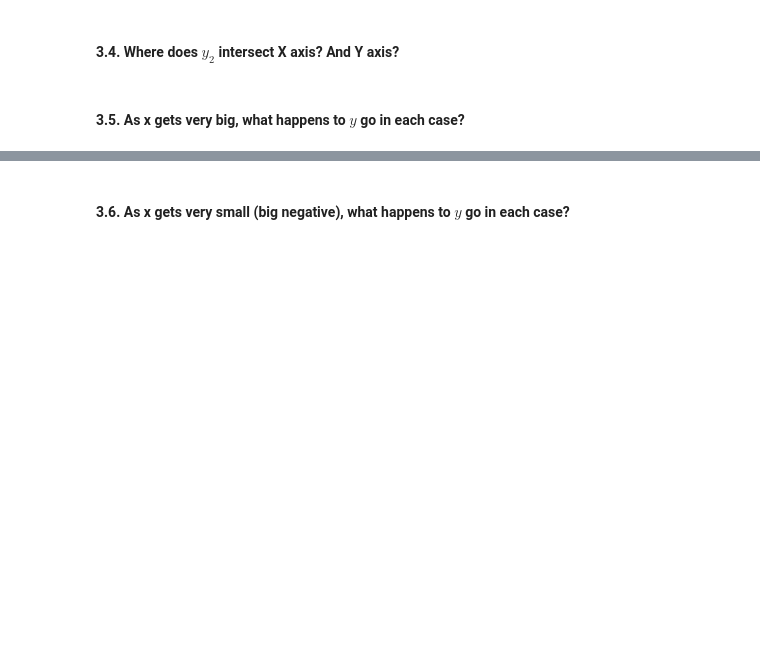
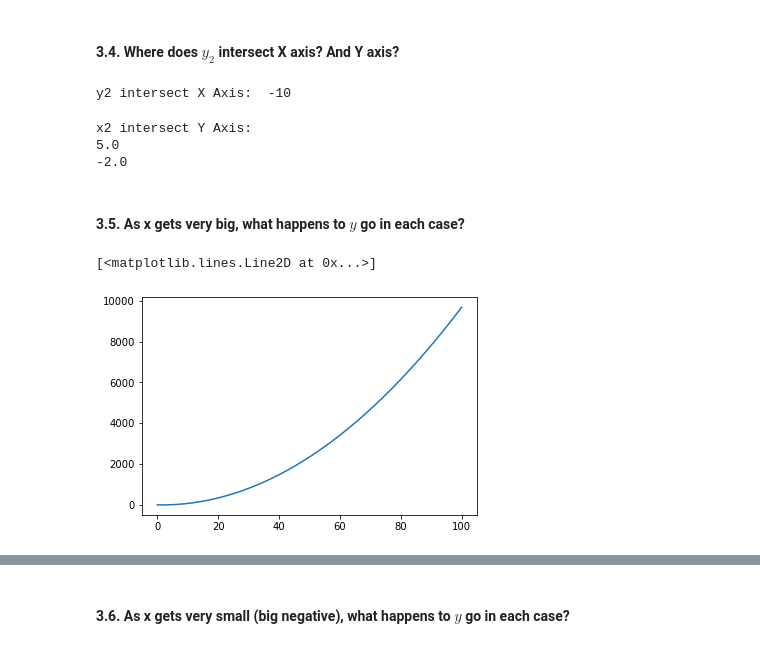
Before and after one commit to Ironhack-Data-Madrid-Febrero-2021/lab-math-refresher-master, a Jupyter notebook: your-code/main.ipynb, the cells around one changed output, grey strips where cells are left out. Saved outputs shown, nothing was run; the diff lists cells and outputs as text; code cells hidden in the pictures; blank space fills up the shorter version.

```diff
--- a/your-code/main.ipynb
+++ b/your-code/main.ipynb
@@ -332,2 +325,37 @@ y2=-10
+# %%
+#x2=0 to see where intersects x axis
+y2=x**2-3*x-10
+x2=0
+y2=-10
+print("y2 intersect X Axis: ", y2)
+# %% [output]
+y2 intersect X Axis:  -10
+# %%
+from math import sqrt
+#Y2=0 to see where intersects Y axis
+A=1
+B=-3
+C=-10
+
+if ((B**2)-4*A*C) < 0:
+  print("La solución de la ecuación es con numeros complejos")
+else:
+  x1 = (-B+sqrt(B**2-(4*A*C)))/(2*A)  # Fórmula parte positiva
+  x2 = (-B-sqrt(B**2-(4*A*C)))/(2*A)  # Fórmula parte negativa
+  print("x2 intersect Y Axis:")
+  print(x1)
+  print(x2)
+# %% [output]
+x2 intersect Y Axis:
+5.0
+-2.0
 # %% [markdown]
 #### 3.5. As x gets very big, what happens to $y$ go in each case?
+# %%
+x = np.linspace(0, 100, 1000)
+y2 = x**2-3*x-10
+fig, ax = plt.subplots()
+ax.plot(x, y2)
+# %% [output]
+[<matplotlib.lines.Line2D at 0x...>]
+[figure, added]
```
Also changed, not shown: parts of 33 cells of this notebook.
